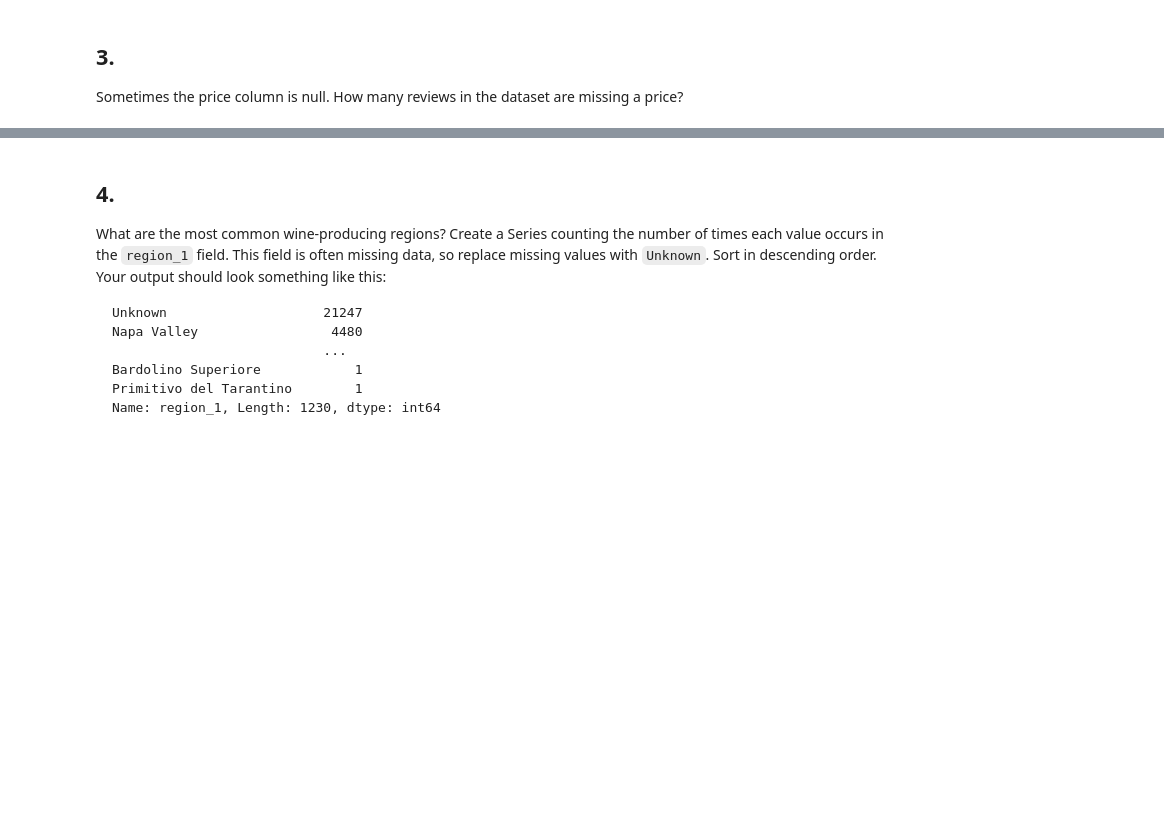
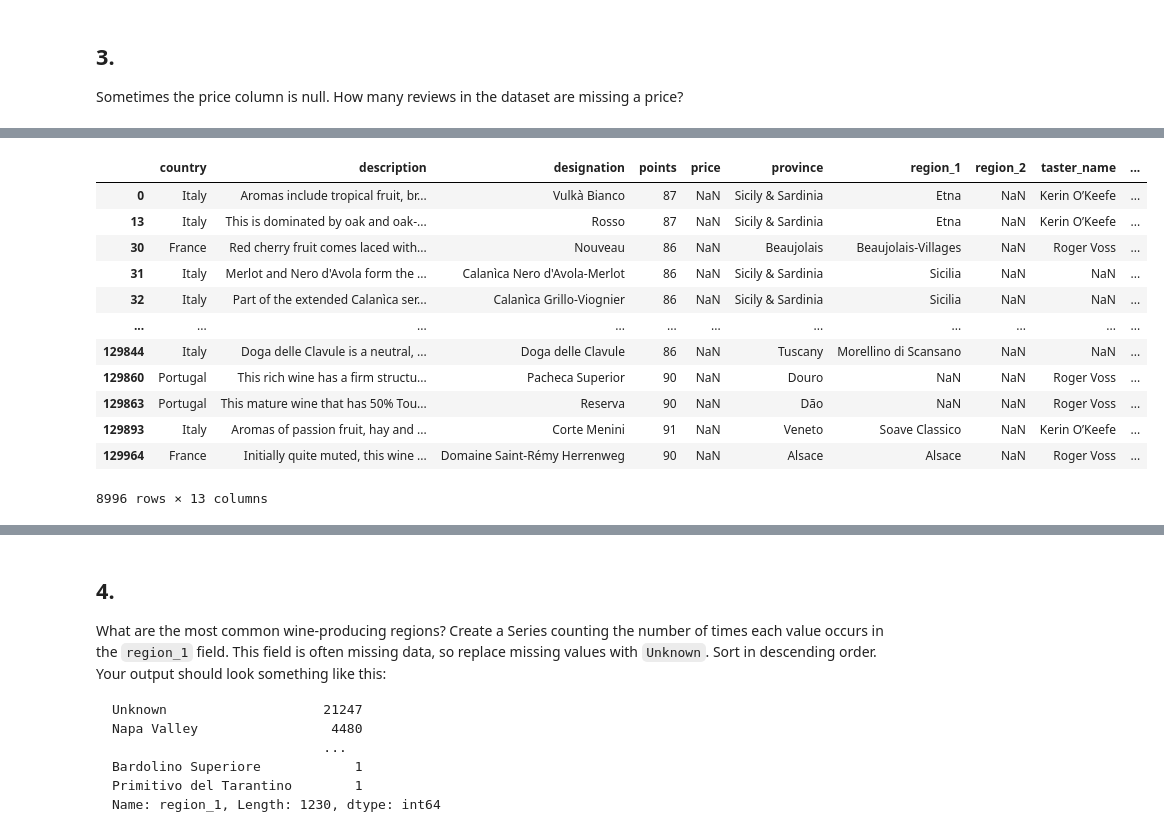
Before and after one commit to tqnvo/kaggle, a Jupyter notebook: pandas-data-types-and-missing-values.ipynb, the cells around one changed output, grey strips where cells are left out. Cells and saved outputs as stored; diff of their text form; code cells hidden in the pictures; blank space fills up the shorter version.

```diff
--- a/pandas-data-types-and-missing-values.ipynb
+++ b/pandas-data-types-and-missing-values.ipynb
@@ -69 +100,17 @@ Sometimes the price column is null. How many reviews in the dataset are missing
+# %%
+reviews[reviews.price.isnull()]
+# %% [output]
+|  | country | description | designation | points | price | province | region_1 | region_2 | taster_name | ... |
+| 0 | Italy | Aromas include tropical fruit, br... | Vulkà Bianco | 87 | NaN | Sicily & Sardinia | Etna | NaN | Kerin O’Keefe | ... |
+| 13 | Italy | This is dominated by oak and oak-... | Rosso | 87 | NaN | Sicily & Sardinia | Etna | NaN | Kerin O’Keefe | ... |
+| 30 | France | Red cherry fruit comes laced with... | Nouveau | 86 | NaN | Beaujolais | Beaujolais-Villages | NaN | Roger Voss | ... |
+| 31 | Italy | Merlot and Nero d'Avola form the ... | Calanìca Nero d'Avola-Merlot | 86 | NaN | Sicily & Sardinia | Sicilia | NaN | NaN | ... |
+| 32 | Italy | Part of the extended Calanìca ser... | Calanìca Grillo-Viognier | 86 | NaN | Sicily & Sardinia | Sicilia | NaN | NaN | ... |
+| ... | ... | ... | ... | ... | ... | ... | ... | ... | ... | ... |
+| 129844 | Italy | Doga delle Clavule is a neutral, ... | Doga delle Clavule | 86 | NaN | Tuscany | Morellino di Scansano | NaN | NaN | ... |
+| 129860 | Portugal | This rich wine has a firm structu... | Pacheca Superior | 90 | NaN | Douro | NaN | NaN | Roger Voss | ... |
+| 129863 | Portugal | This mature wine that has 50% Tou... | Reserva | 90 | NaN | Dão | NaN | NaN | Roger Voss | ... |
+| 129893 | Italy | Aromas of passion fruit, hay and ... | Corte Menini | 91 | NaN | Veneto | Soave Classico | NaN | Kerin O’Keefe | ... |
+| 129964 | France | Initially quite muted, this wine ... | Domaine Saint-Rémy Herrenweg | 90 | NaN | Alsace | Alsace | NaN | Roger Voss | ... |
+8996 rows × 13 columns
 # %%
```
Also changed, not shown: parts of 10 cells of this notebook.
